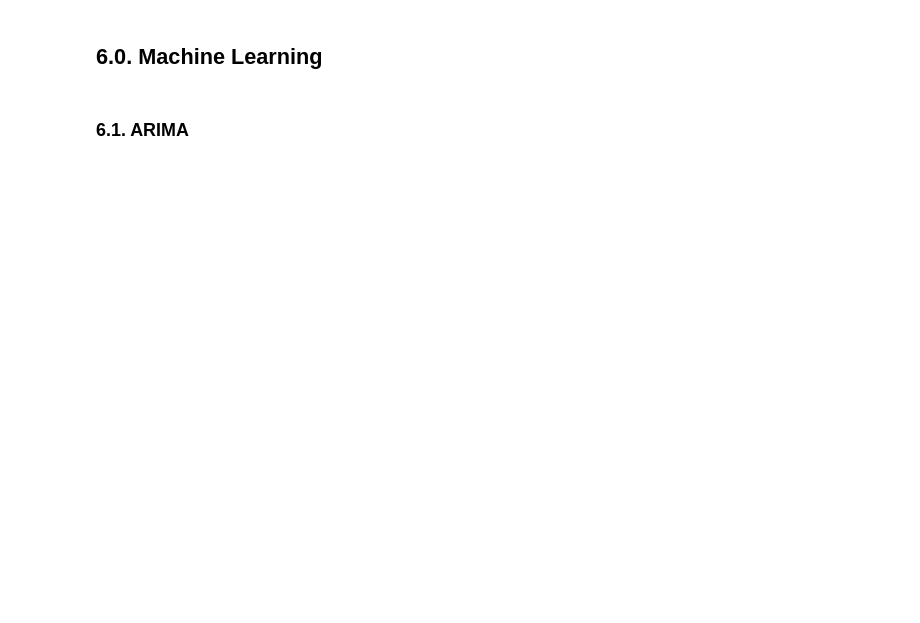
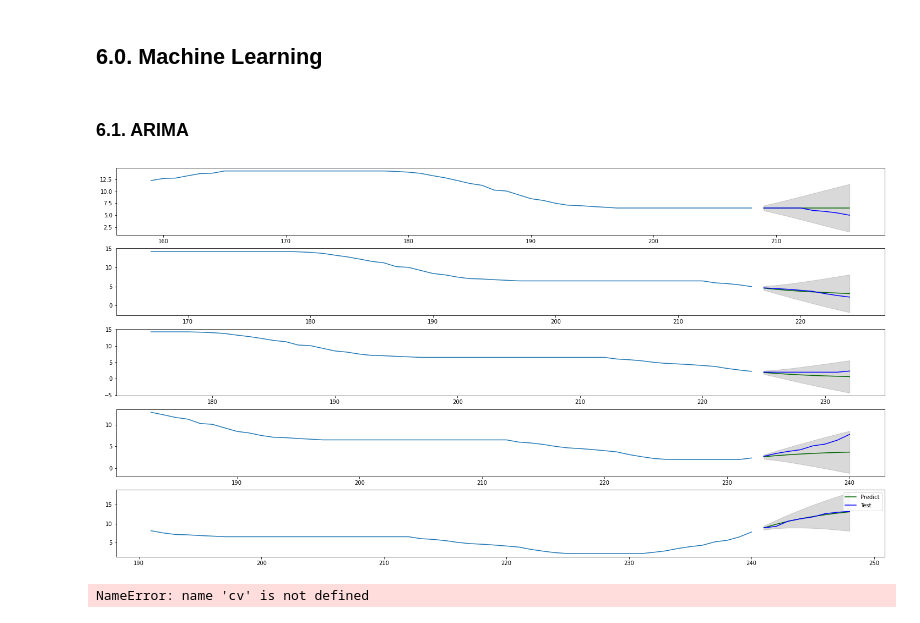
Before and after one commit to Lucas-Okamura/Selic-Forecast, a Jupyter notebook: selic-forecast.ipynb, the cells around one changed output. Saved outputs shown, nothing was run; the diff lists cells and outputs as text; code cells hidden in the pictures; blank space fills up the shorter version.

Commit message:
feat: started ARIMA model

```diff
--- a/selic-forecast.ipynb
+++ b/selic-forecast.ipynb
@@ -414,2 +503,13 @@ plot_pacf(df4['selic'], lags = 50, method='ywm');
+# %%
+threshold = '2022-03-01'
+
+y = df5['selic']
+X = df5[['desemprego', 'ipca_acumulado_12_meses']]
+
+y_train = df5.query("data <= @threshold")['selic']
+y_test = df5.query("data > @threshold")['selic']
+
+X_train = df5.query("data <= @threshold")[['desemprego', 'ipca_acumulado_12_meses']]
+X_test = df5.query("data > @threshold")[['desemprego', 'ipca_acumulado_12_meses']]
 # %% [markdown]
 ## 6.0. Machine Learning
@@ -418,2 +518,48 @@ df5 = df4.copy()
 # %% [markdown]
 ### 6.1. ARIMA
+# %%
+n_splits = 5
+test_size = 8
+tscv = TimeSeriesSplit(n_splits = n_splits, test_size = test_size)
+
+fig, axes = plt.subplots(n_splits, 1, figsize = (25, 13))
+
+for index, (train_index, test_index) in enumerate(tscv.split(y)):
+    y_train_val, y_test_val = y[train_index], y[test_index]
+
+    model = pm.auto_arima(y_train_val, start_p=1, start_q=1,
+                        test='adf',       # use adftest to find optimal 'd'
+                        max_p=3, max_q=3, # maximum p and q
+                        d=None,           # let model determine 'd'
+                        seasonal=False,   # No Seasonality
+                        error_action='ignore',
+                        suppress_warnings=True)
+
+    fc, confint = model.predict(n_periods=test_size, return_conf_int=True)
+
+    # make series for plotting purpose
+    fc_series = pd.Series(fc, index=test_index)
+    lower_series = pd.Series(confint[:, 0], index=test_index)
+    upper_series = pd.Series(confint[:, 1], index=test_index)
+
+
+    # Plot
+    axes.ravel()[index].plot(y_train_val[-50:])
+    axes.ravel()[index].plot(fc_series, color='darkgreen', label = 'Predict')
+    axes.ravel()[index].plot(y_test_val, color='blue', label = 'Test')
+    axes.ravel()[index].fill_between(lower_series.index,
+                                    lower_series,
+                                    upper_series,
+                                    color='k', alpha=.15)
+
+plt.legend();
+# %% [output]
+[figure, added]
+# %%
+
+
+tscv = TimeSeriesSplit(n_splits=5, test_size=4)
+
+model1_cv_scores = model_selection.cross_val_score(model, X, scoring='smape', cv=cv, verbose=2)
+# %% [output]
+NameError: name 'cv' is not defined
```
Also changed, not shown: parts of 21 cells of this notebook, 2 other files.
